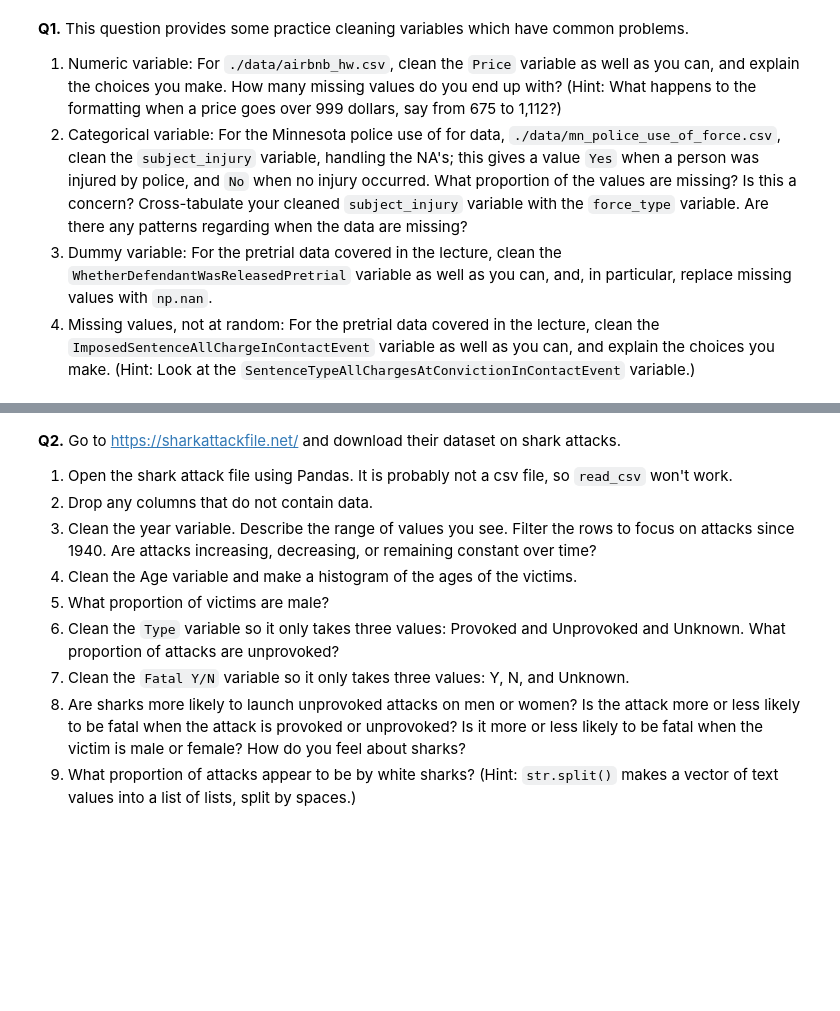
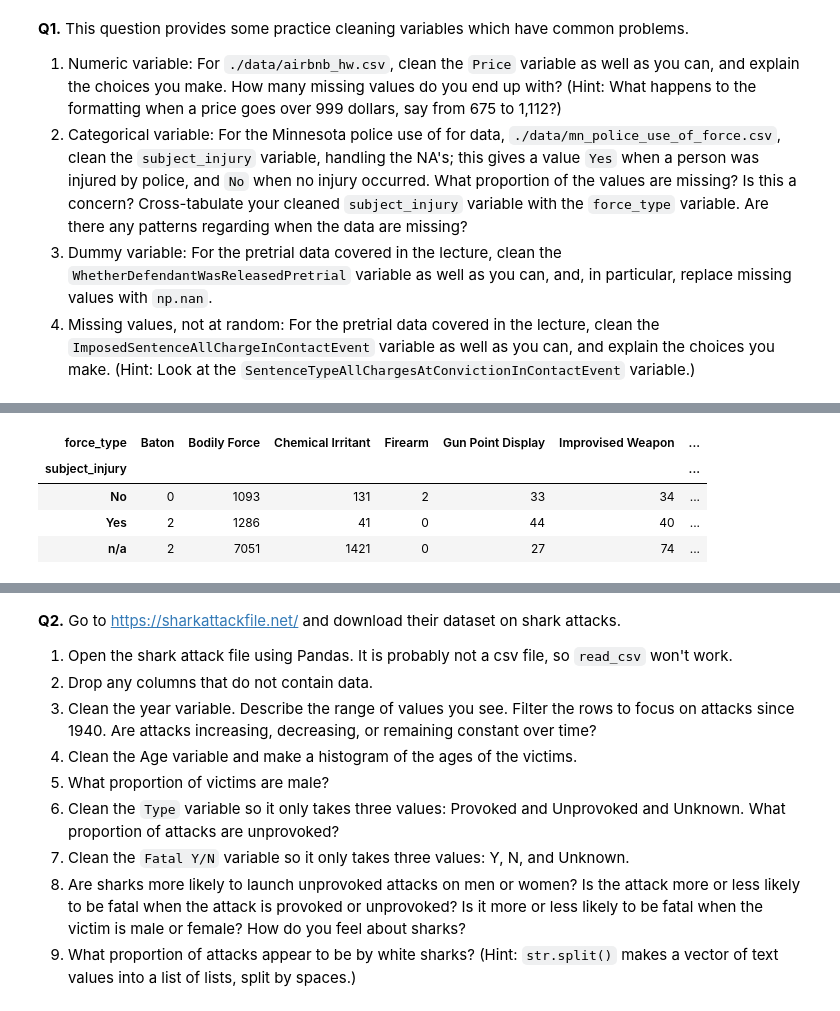
Before and after one commit to btw257-ui/wrangling, a Jupyter notebook: assignment/assignment.ipynb, the cells around one changed output, grey strips where cells are left out. Cells and saved outputs as stored; diff of their text form; code cells hidden in the pictures; blank space fills up the shorter version.

```diff
--- a/assignment/assignment.ipynb
+++ b/assignment/assignment.ipynb
@@ -21,3 +39,16 @@ airbnb['Price'].unique()
 # %%
 #Part 2
 mn = pd.read_csv('/mn_police_use_of_force.csv')
+mn['subject_injury']=mn['subject_injury'].fillna('n/a')
+mn['subject_injury'].value_counts(normalize=True)
+#76% of cases have n/a, which is highly concerning
+pd.crosstab(mn['subject_injury'],mn['force_type'])
+#Data is always missing under the "less lethal" and "maximal Restraint Technique" categories of force, never missing under "Firearm",
+# and oftentimes missing for all other cases, especially "Bodily force," and "Chemical Irritant"
+#It is less often, but still a significant minority, missing from "Gun Point Display"
+# %% [output]
+| force_type | Baton | Bodily Force | Chemical Irritant | Firearm | Gun Point Display | Improvised Weapon | ... |
+| subject_injury |  |  |  |  |  |  | ... |
+| No | 0 | 1093 | 131 | 2 | 33 | 34 | ... |
+| Yes | 2 | 1286 | 41 | 0 | 44 | 40 | ... |
+| n/a | 2 | 7051 | 1421 | 0 | 27 | 74 | ... |
```
Also changed, not shown: parts of 15 cells of this notebook.
